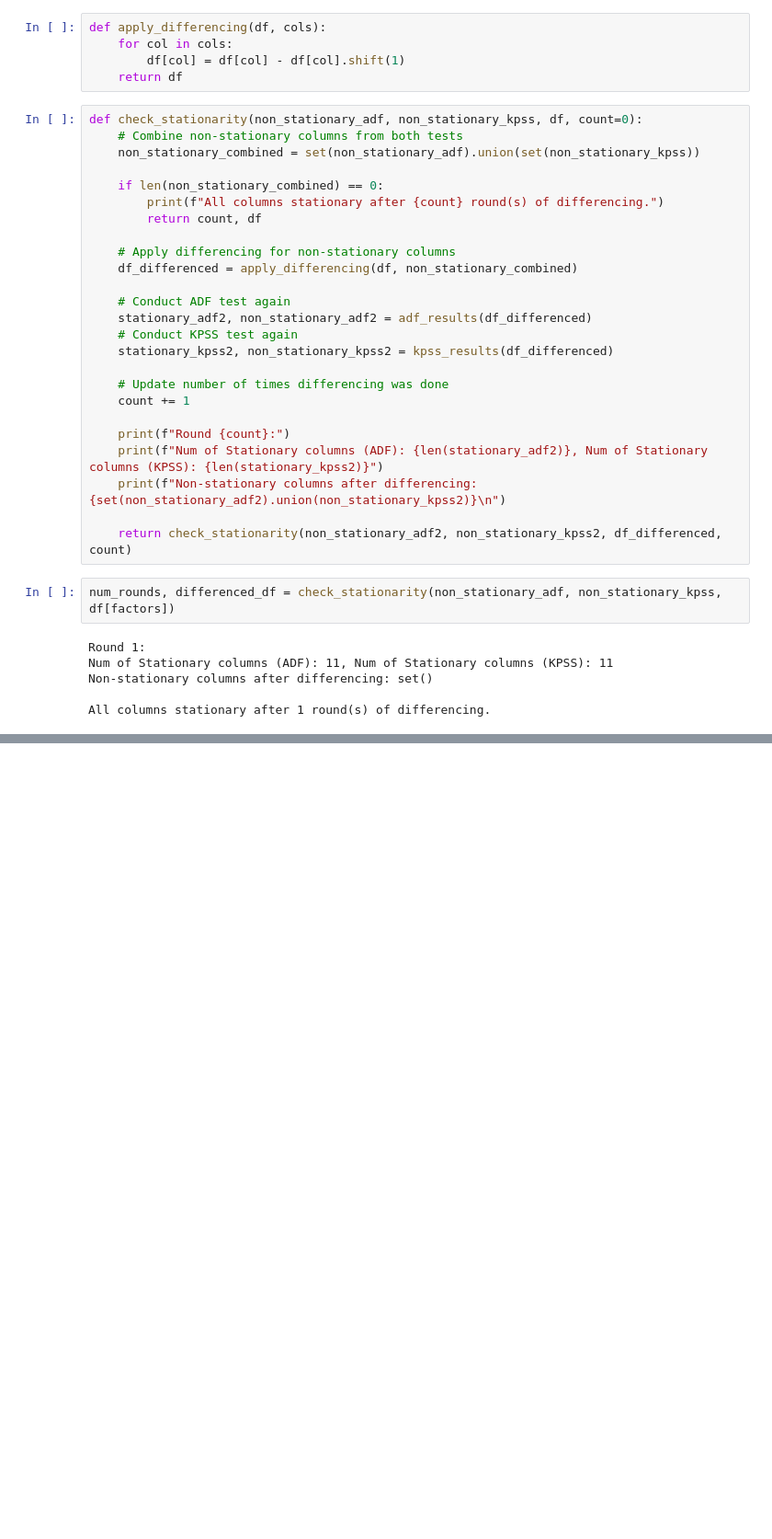
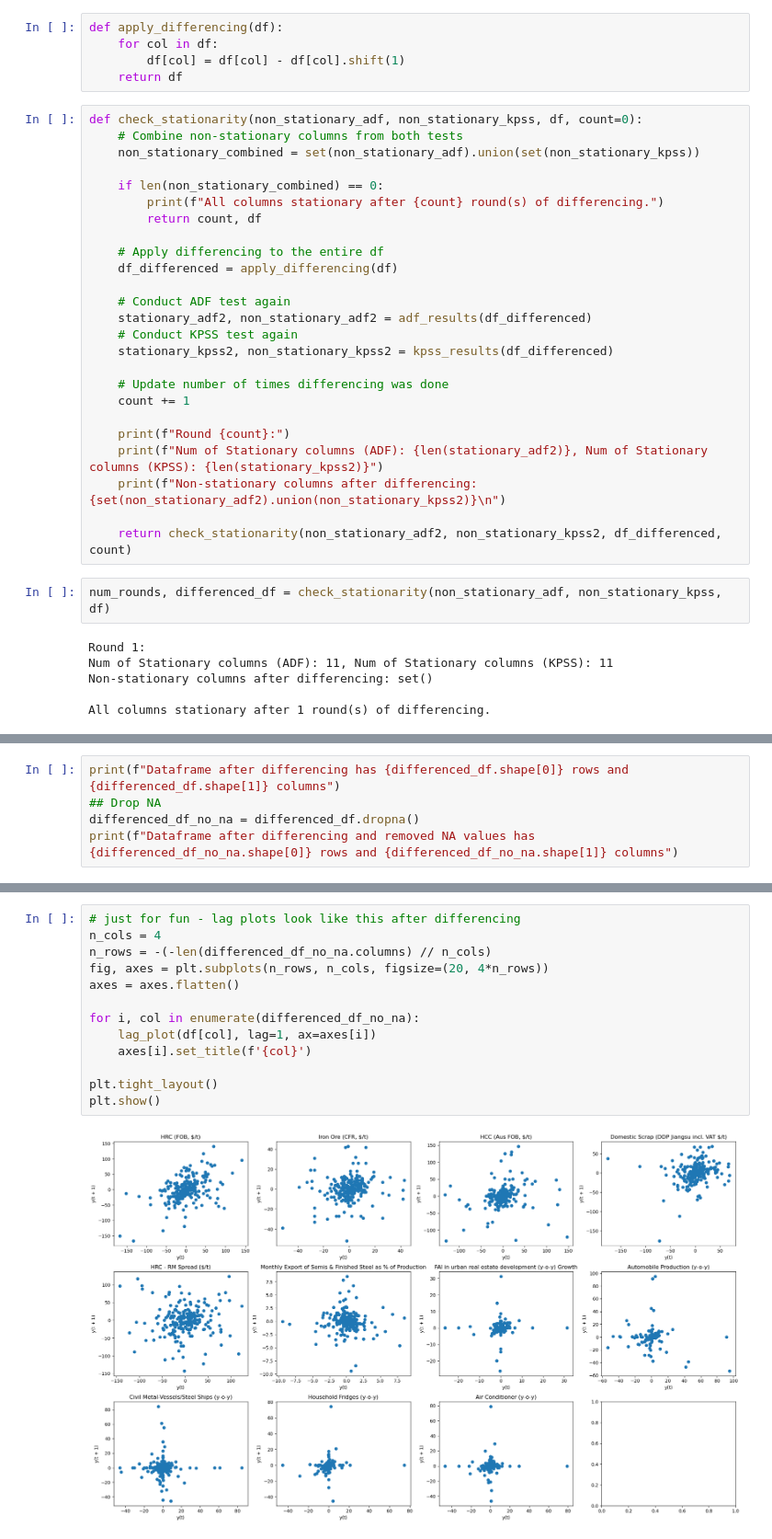
Before and after one commit to nguyenhpnguyen/BT4103-Business-Analytics-Capstone-Project, a Jupyter notebook: notebook/stationarity_tests.ipynb, the cells around one changed output, grey strips where cells are left out. Shown at 92% size. Saved outputs shown, nothing was run; the diff lists cells and outputs as text; blank space fills up the shorter version.

Commit message:
Differencing on entire df instead

```diff
--- a/notebook/stationarity_tests.ipynb
+++ b/notebook/stationarity_tests.ipynb
@@ -158,8 +152,8 @@ There are 5 non-stationary columns:
 ## Apply differencing to non-stationary columns
 Since there are non-stationary columns, differencing will be done until all the columns are stationary.
 # %%
-def apply_differencing(df, cols):
-    for col in cols:
+def apply_differencing(df):
+    for col in df:
         df[col] = df[col] - df[col].shift(1)
     return df
 # %%
@@ -171,8 +165,8 @@ def check_stationarity(non_stationary_adf, non_stationary_kpss, df, count=0):
         print(f"All columns stationary after {count} round(s) of differencing.")
         return count, df
 
-    # Apply differencing for non-stationary columns
-    df_differenced = apply_differencing(df, non_stationary_combined)
+    # Apply differencing to the entire df
+    df_differenced = apply_differencing(df)
 
     # Conduct ADF test again
     stationary_adf2, non_stationary_adf2 = adf_results(df_differenced)
@@ -188,7 +182,7 @@ def check_stationarity(non_stationary_adf, non_stationary_kpss, df, count=0):
 
     return check_stationarity(non_stationary_adf2, non_stationary_kpss2, df_differenced, count)
 # %%
-num_rounds, differenced_df = check_stationarity(non_stationary_adf, non_stationary_kpss, df[factors])
+num_rounds, differenced_df = check_stationarity(non_stationary_adf, non_stationary_kpss, df)
 # %% [output]
 Round 1:
 Num of Stationary columns (ADF): 11, Num of Stationary columns (KPSS): 11
@@ -223,0 +192,5 @@ print(df_updated.head())
+# %%
+print(f"Dataframe after differencing has {differenced_df.shape[0]} rows and {differenced_df.shape[1]} columns")
+## Drop NA
+differenced_df_no_na = differenced_df.dropna()
+print(f"Dataframe after differencing and removed NA values has {differenced_df_no_na.shape[0]} rows and {differenced_df_no_na.shape[1]} columns")
@@ -223,0 +200,15 @@ print(df_updated.head())
+# %%
+# just for fun - lag plots look like this after differencing
+n_cols = 4
+n_rows = -(-len(differenced_df_no_na.columns) // n_cols)
+fig, axes = plt.subplots(n_rows, n_cols, figsize=(20, 4*n_rows))
+axes = axes.flatten()
+
+for i, col in enumerate(differenced_df_no_na):
+    lag_plot(df[col], lag=1, ax=axes[i])
+    axes[i].set_title(f'{col}')
+
+plt.tight_layout()
+plt.show()
+# %% [output]
+[figure, added]
```
Also changed, not shown: parts of 7 cells of this notebook.
